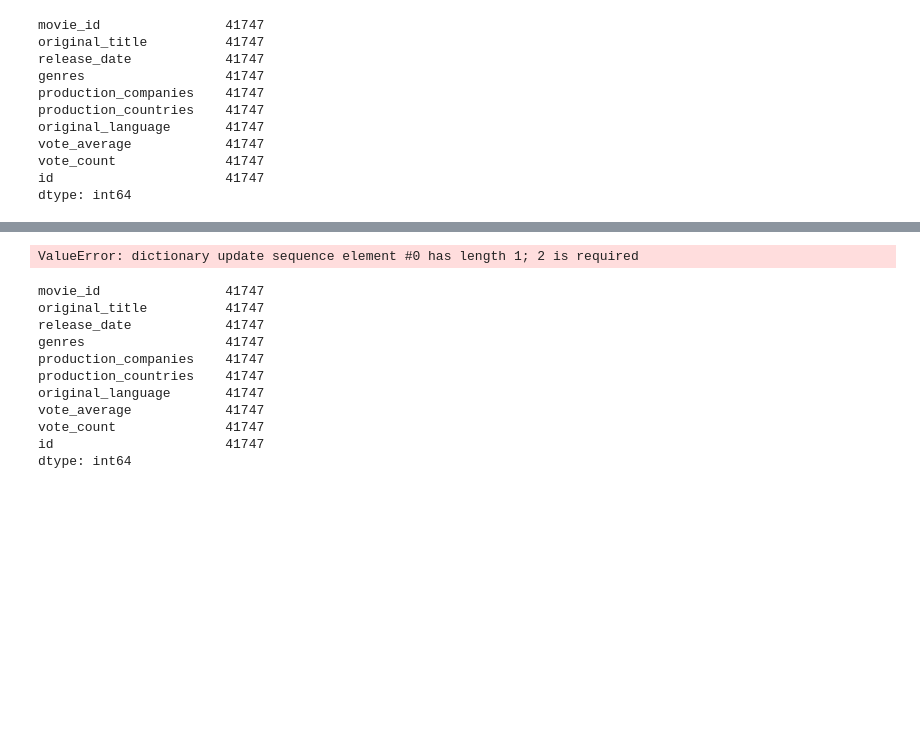
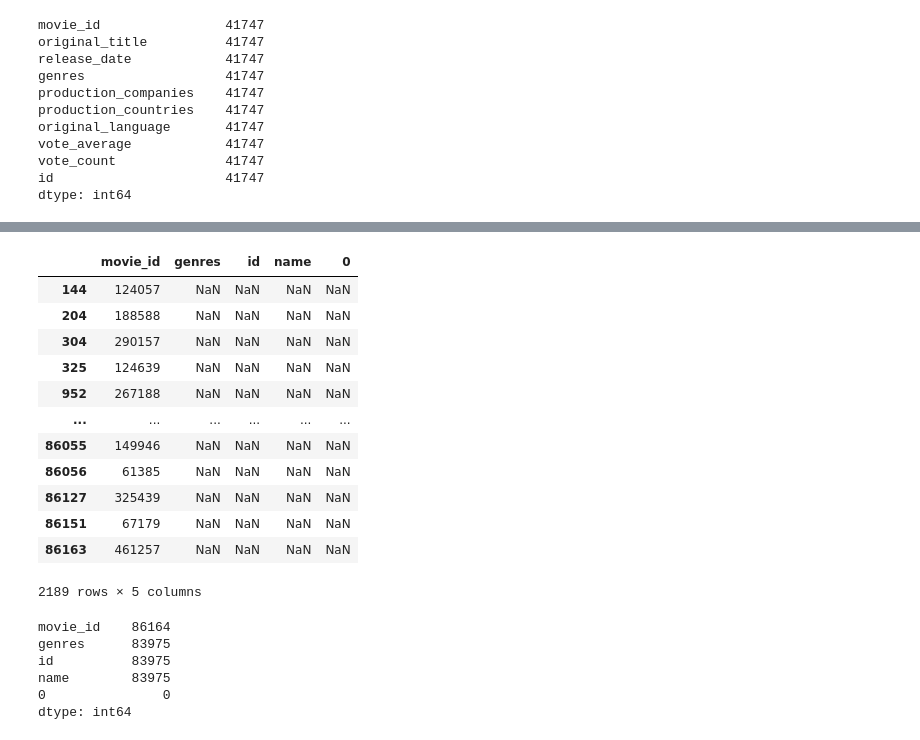
Before and after one commit to caseygomez/Female-Representation-In-The-Film-Industry, a Jupyter notebook: movies_metadata.ipynb, the cells around one changed output, grey strips where cells are left out. Cells and saved outputs as stored; diff of their text form; code cells hidden in the pictures; blank space fills up the shorter version.

```diff
--- a/movies_metadata.ipynb
+++ b/movies_metadata.ipynb
@@ -218,34 +242,28 @@ len(meta_genres)
 # %%
-# Create a function to clean the genre data
-def clean_genre(genre):
-    genre = dict(genre) #create a non-destructive copy
-    alt_titles = {}
-    for key in ['id','name']:
-        if key in genre:
-            alt_titles[key] = genre[key]
-            genre.pop(key)
-    if len(alt_titles) > 0:
-        genre['alt_titles'] = alt_titles
-
-    return genre
+#Check for null values
+genres_df[genres_df['name'].isnull()]
+# %% [output]
+|  | movie_id | genres | id | name | 0 |
+| 144 | 124057 | NaN | NaN | NaN | NaN |
+| 204 | 188588 | NaN | NaN | NaN | NaN |
+| 304 | 290157 | NaN | NaN | NaN | NaN |
+| 325 | 124639 | NaN | NaN | NaN | NaN |
+| 952 | 267188 | NaN | NaN | NaN | NaN |
+| ... | ... | ... | ... | ... | ... |
+| 86055 | 149946 | NaN | NaN | NaN | NaN |
+| 86056 | 61385 | NaN | NaN | NaN | NaN |
+| 86127 | 325439 | NaN | NaN | NaN | NaN |
+| 86151 | 67179 | NaN | NaN | NaN | NaN |
+| 86163 | 461257 | NaN | NaN | NaN | NaN |
+2189 rows × 5 columns
 # %%
-# Use the clean_genre function to create a new DataFrame and sorted list of columns
-#clean_genres = [clean_genre(genre) for genre in meta_genres]
-#clean_genres_df = pd.DataFrame(clean_genres)
-#sorted(clean_genres_df.columns.tolist())
+#Drop the remaining empty rows.
+genres_df= genres_df.dropna(axis=0, how='all')
+genres_df.count()
 # %% [output]
-ValueError: dictionary update sequence element #0 has length 1; 2 is required
+movie_id    86164
+genres      83975
+id          83975
+name        83975
+0               0
+dtype: int64
-# %%
-meta_df.count()
-# %% [output]
-movie_id                41747
-original_title          41747
-release_date            41747
-genres                  41747
-production_companies    41747
-production_countries    41747
-original_language       41747
-vote_average            41747
-vote_count              41747
-id                      41747
-dtype: int64
```
Also changed, not shown: parts of 25 cells of this notebook, 4 other files.
